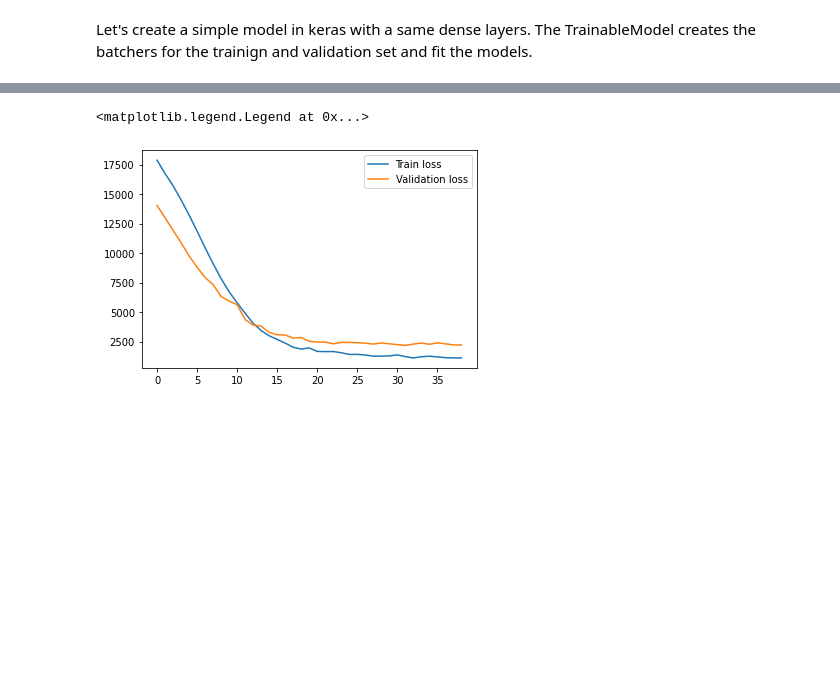
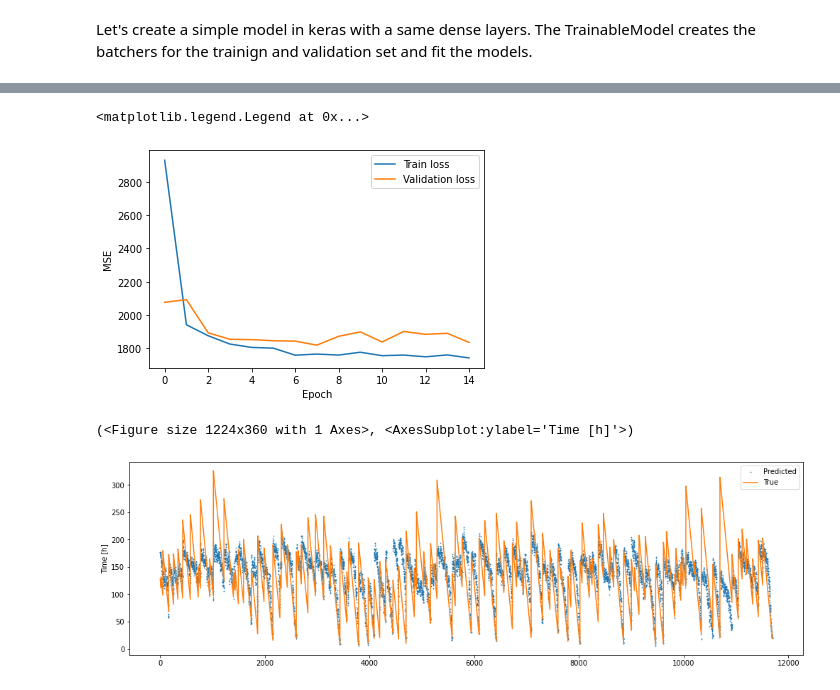
Before and after one commit to lucianolorenti/ceruleo, a Jupyter notebook: examples/ExampleAircraftEngine.ipynb, the cells around one changed output, grey strips where cells are left out. Cells and saved outputs as stored; diff of their text form; code cells hidden in the pictures; blank space fills up the shorter version.

```diff
--- a/examples/ExampleAircraftEngine.ipynb
+++ b/examples/ExampleAircraftEngine.ipynb
@@ -180,9 +228,20 @@ Epoch 39/50
 # %%
 fig, ax = plt.subplots()
-ax.plot(r['train_loss'], label='Train loss')
-ax.plot(r['val_loss'], label='Validation loss')
+ax.plot(r.history['loss'], label='Train loss')
+ax.plot(r.history['val_loss'], label='Validation loss')
+ax.set_xlabel('Epoch')
+ax.set_ylabel('MSE')
 ax.legend()
 # %% [output]
 <matplotlib.legend.Legend at 0x...>
-[figure, old version]
+[figure, new version]
+# %%
+model.load_best_model()
+y_pred = model.predict(validation_dataset, step=1)
+y_true = model.true_values(validation_dataset, step=1)
+
+plot_true_vs_predicted(y_true, y_pred, figsize=(17, 5))
+# %% [output]
+(<Figure size 1224x360 with 1 Axes>, <AxesSubplot:ylabel='Time [h]'>)
+[figure, added]
 # %%
```
Also changed, not shown: parts of 25 cells of this notebook, 1 other file.
